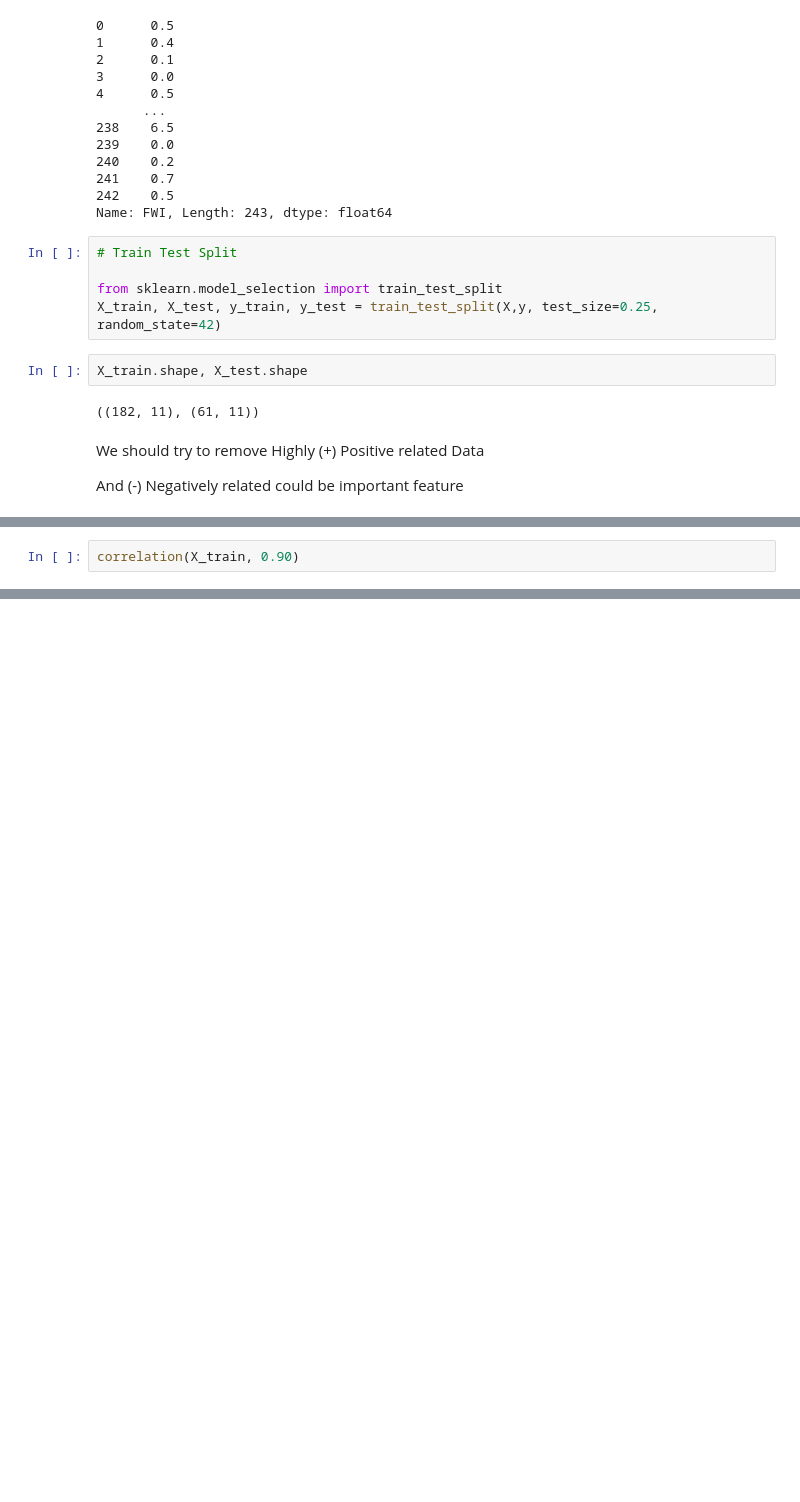
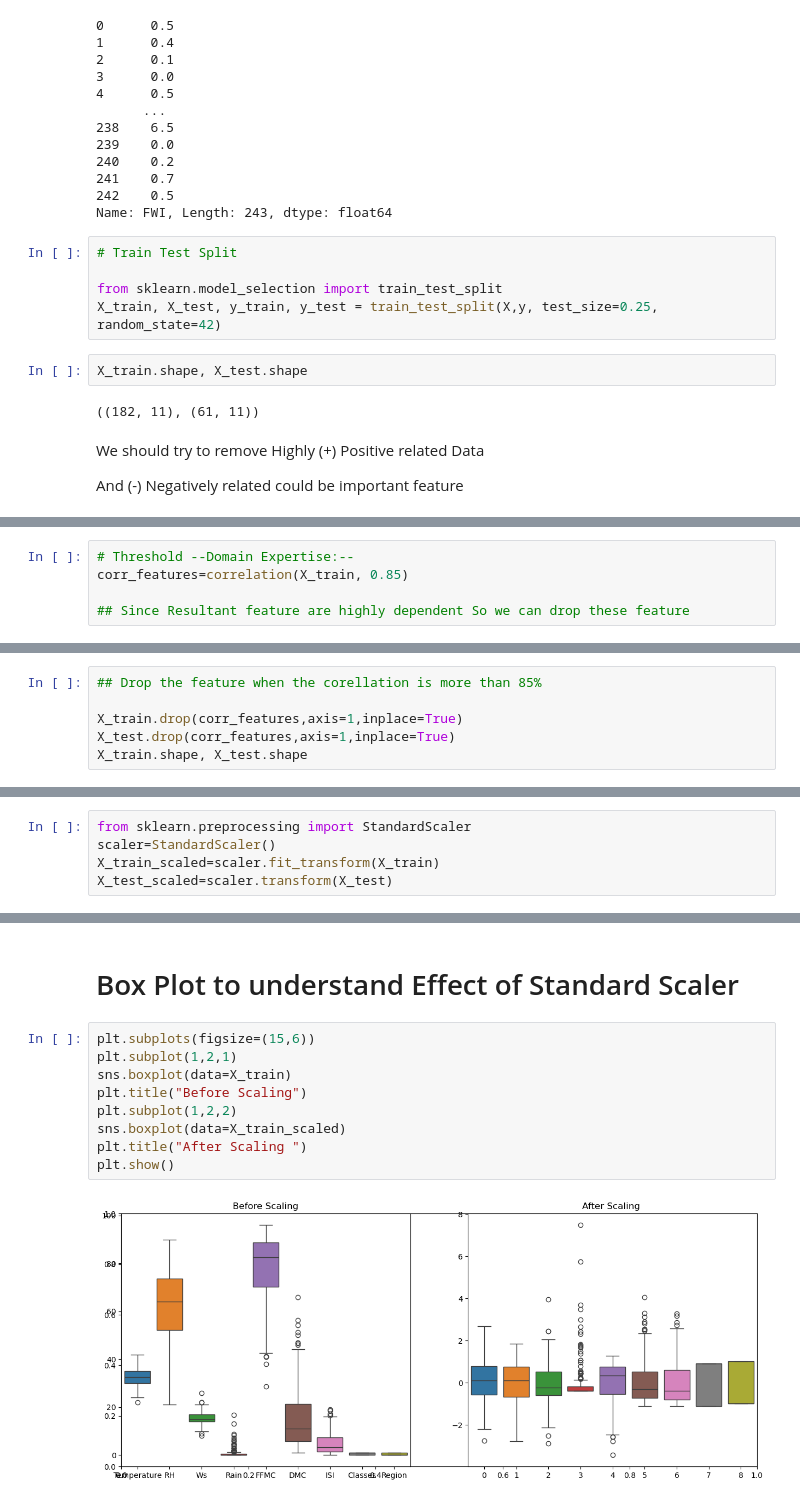
Before and after one commit to rahul-coo/Forest_Fire, a Jupyter notebook: Model_Training.ipynb, the cells around one changed output, grey strips where cells are left out. Drawn from its saved outputs; the diff is of its cells as text; blank space fills up the shorter version.

```diff
--- a/Model_Training.ipynb
+++ b/Model_Training.ipynb
@@ -167,2 +166,5 @@ def correlation(dataset, threshold):
 # %%
-correlation(X_train, 0.90)
+# Threshold --Domain Expertise:--
+corr_features=correlation(X_train, 0.85)
+
+## Since Resultant feature are highly dependent So we can drop these feature
@@ -170,0 +171,6 @@ correlation(X_train, 0.90)
+# %%
+## Drop the feature when the corellation is more than 85%
+
+X_train.drop(corr_features,axis=1,inplace=True)
+X_test.drop(corr_features,axis=1,inplace=True)
+X_train.shape, X_test.shape
@@ -170,0 +181,5 @@ correlation(X_train, 0.90)
+# %%
+from sklearn.preprocessing import StandardScaler
+scaler=StandardScaler()
+X_train_scaled=scaler.fit_transform(X_train)
+X_test_scaled=scaler.transform(X_test)
@@ -170,0 +202,13 @@ correlation(X_train, 0.90)
+# %% [markdown]
+# Box Plot to understand Effect of Standard Scaler
+# %%
+plt.subplots(figsize=(15,6))
+plt.subplot(1,2,1)
+sns.boxplot(data=X_train)
+plt.title("Before Scaling")
+plt.subplot(1,2,2)
+sns.boxplot(data=X_train_scaled)
+plt.title("After Scaling ")
+plt.show()
+# %% [output]
+[figure, added]
```
Also changed, not shown: parts of 6 cells of this notebook.
